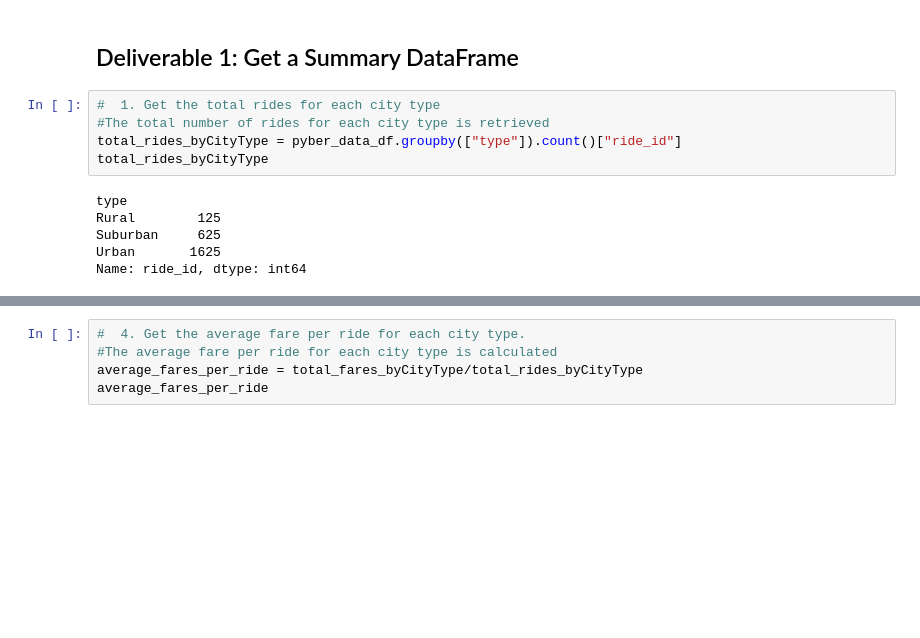
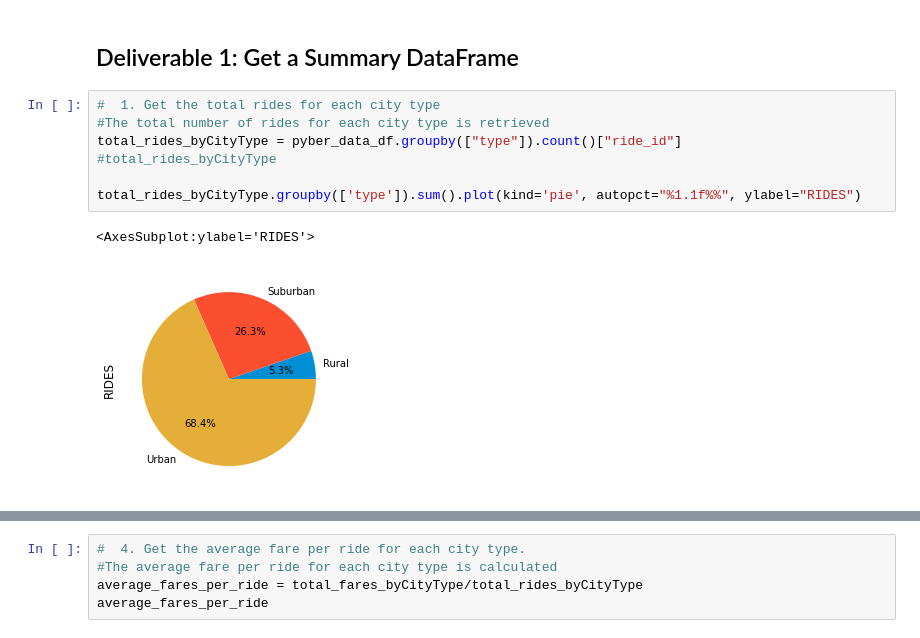
Before and after one commit to celsiusR/PyBer_Analysis, a Jupyter notebook: PyBer_Challenge_code.ipynb, the cells around one changed output, grey strips where cells are left out. Saved outputs shown, nothing was run; the diff lists cells and outputs as text; blank space fills up the shorter version.

```diff
--- a/PyBer_Challenge_code.ipynb
+++ b/PyBer_Challenge_code.ipynb
@@ -36,14 +37,13 @@ pyber_data_df.head()
 # %%
 #  1. Get the total rides for each city type
 #The total number of rides for each city type is retrieved
 total_rides_byCityType = pyber_data_df.groupby(["type"]).count()["ride_id"]
-total_rides_byCityType
+#total_rides_byCityType
+
+total_rides_byCityType.groupby(['type']).sum().plot(kind='pie', autopct="%1.1f%%", ylabel="RIDES")
 # %% [output]
-type
-Rural        125
-Suburban     625
-Urban       1625
-Name: ride_id, dtype: int64
+<AxesSubplot:ylabel='RIDES'>
+[figure, added]
 # %%
 # 2. Get the total drivers for each city type
 #The total number of drivers for each city type is retrieved
```
Also changed, not shown: parts of 6 cells of this notebook, 5 other files.
